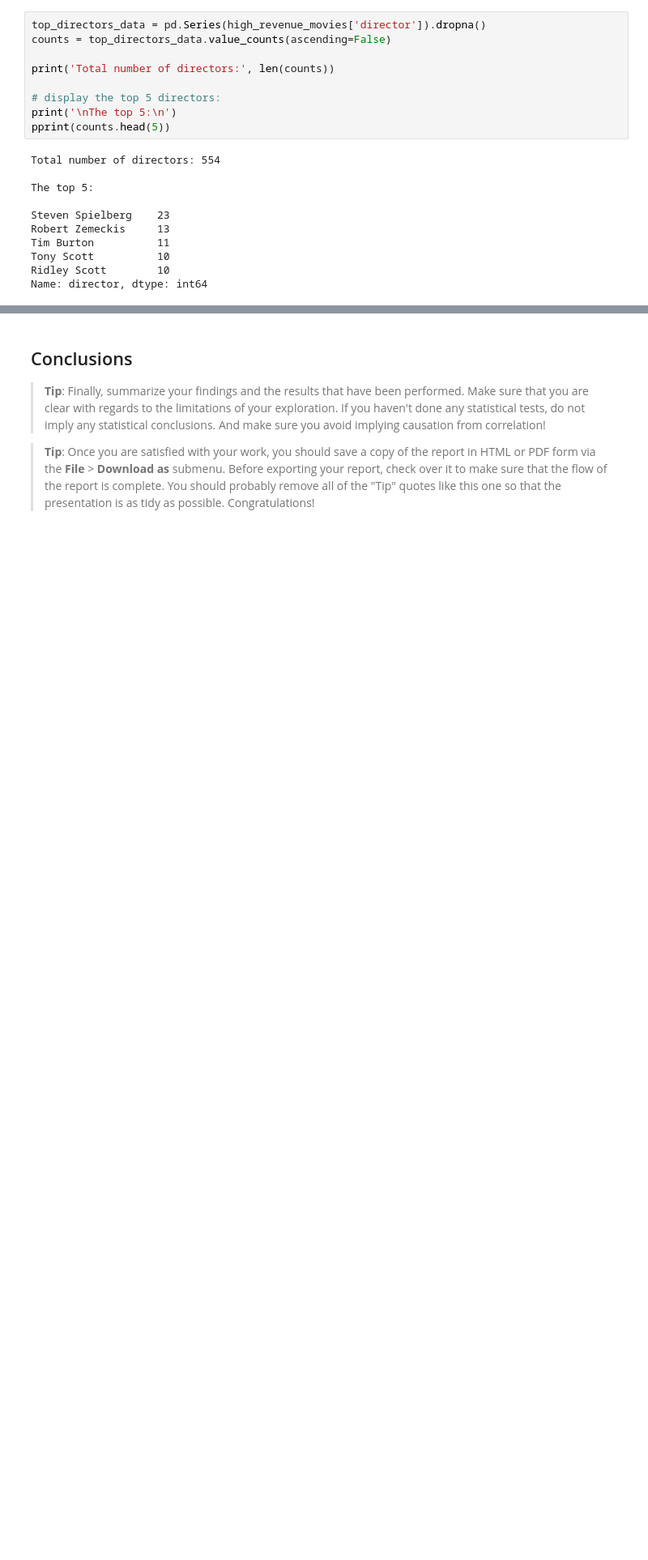
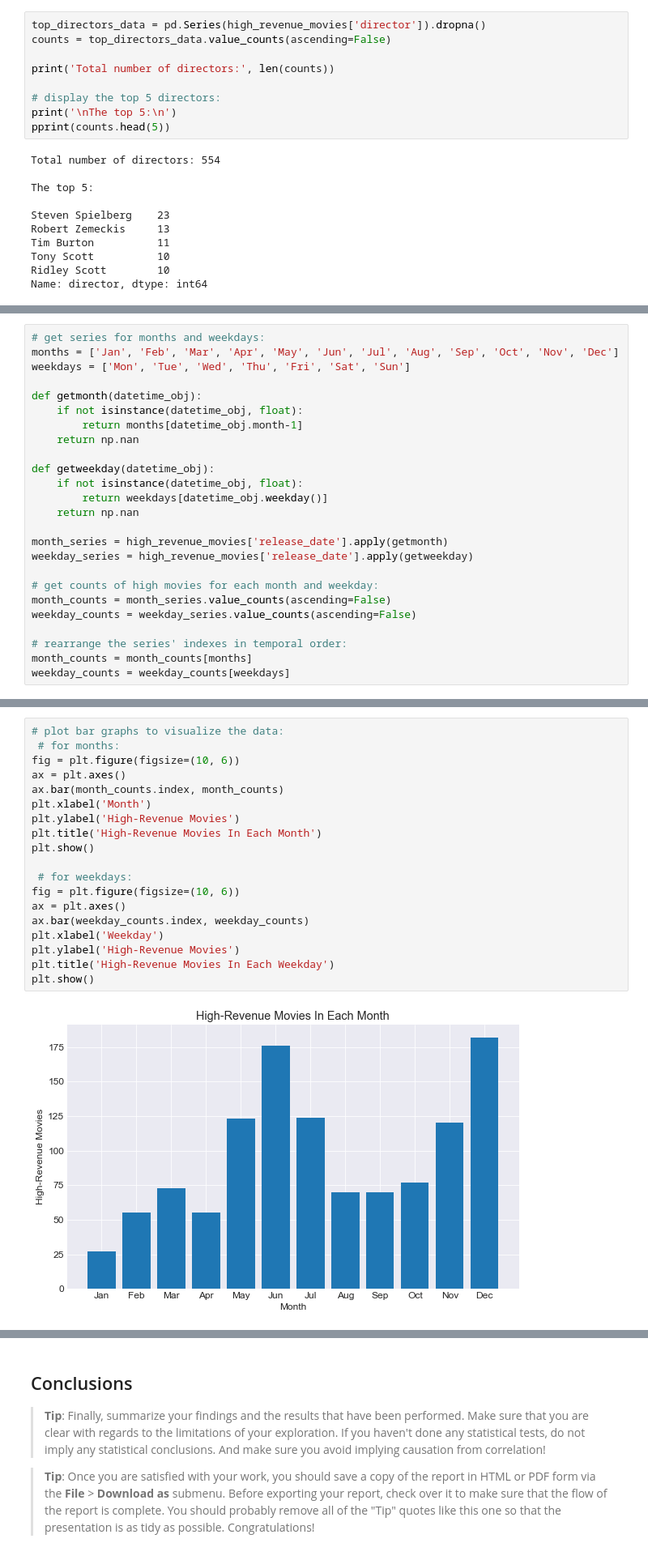
Before and after one commit to coderford/TMDb_movie_analysis, a Jupyter notebook: analysis_notebook.ipynb, the cells around one changed output, grey strips where cells are left out. Shown: that part at 81% size. Cells and saved outputs as stored; diff of their text form; blank space fills up the shorter version.

```diff
--- a/analysis_notebook.ipynb
+++ b/analysis_notebook.ipynb
@@ -659,0 +654,25 @@ Steven Spielberg is way ahead with 23 movies. He is considered one of the best d
+# %%
+# get series for months and weekdays:
+months = ['Jan', 'Feb', 'Mar', 'Apr', 'May', 'Jun', 'Jul', 'Aug', 'Sep', 'Oct', 'Nov', 'Dec']
+weekdays = ['Mon', 'Tue', 'Wed', 'Thu', 'Fri', 'Sat', 'Sun']
+
+def getmonth(datetime_obj):
+    if not isinstance(datetime_obj, float):
+        return months[datetime_obj.month-1]
+    return np.nan
+
+def getweekday(datetime_obj):
+    if not isinstance(datetime_obj, float):
+        return weekdays[datetime_obj.weekday()]
+    return np.nan
+
+month_series = high_revenue_movies['release_date'].apply(getmonth)
+weekday_series = high_revenue_movies['release_date'].apply(getweekday)
+
+# get counts of high movies for each month and weekday:
+month_counts = month_series.value_counts(ascending=False)
+weekday_counts = weekday_series.value_counts(ascending=False)
+
+# rearrange the series' indexes in temporal order:
+month_counts = month_counts[months]
+weekday_counts = weekday_counts[weekdays]
@@ -659,0 +681,21 @@ Steven Spielberg is way ahead with 23 movies. He is considered one of the best d
+# %%
+# plot bar graphs to visualize the data:
+ # for months:
+fig = plt.figure(figsize=(10, 6))
+ax = plt.axes()
+ax.bar(month_counts.index, month_counts)
+plt.xlabel('Month')
+plt.ylabel('High-Revenue Movies')
+plt.title('High-Revenue Movies In Each Month')
+plt.show()
+
+ # for weekdays:
+fig = plt.figure(figsize=(10, 6))
+ax = plt.axes()
+ax.bar(weekday_counts.index, weekday_counts)
+plt.xlabel('Weekday')
+plt.ylabel('High-Revenue Movies')
+plt.title('High-Revenue Movies In Each Weekday')
+plt.show()
+# %% [output]
+[figure, added]
```
Also changed, not shown: parts of 30 cells of this notebook.
